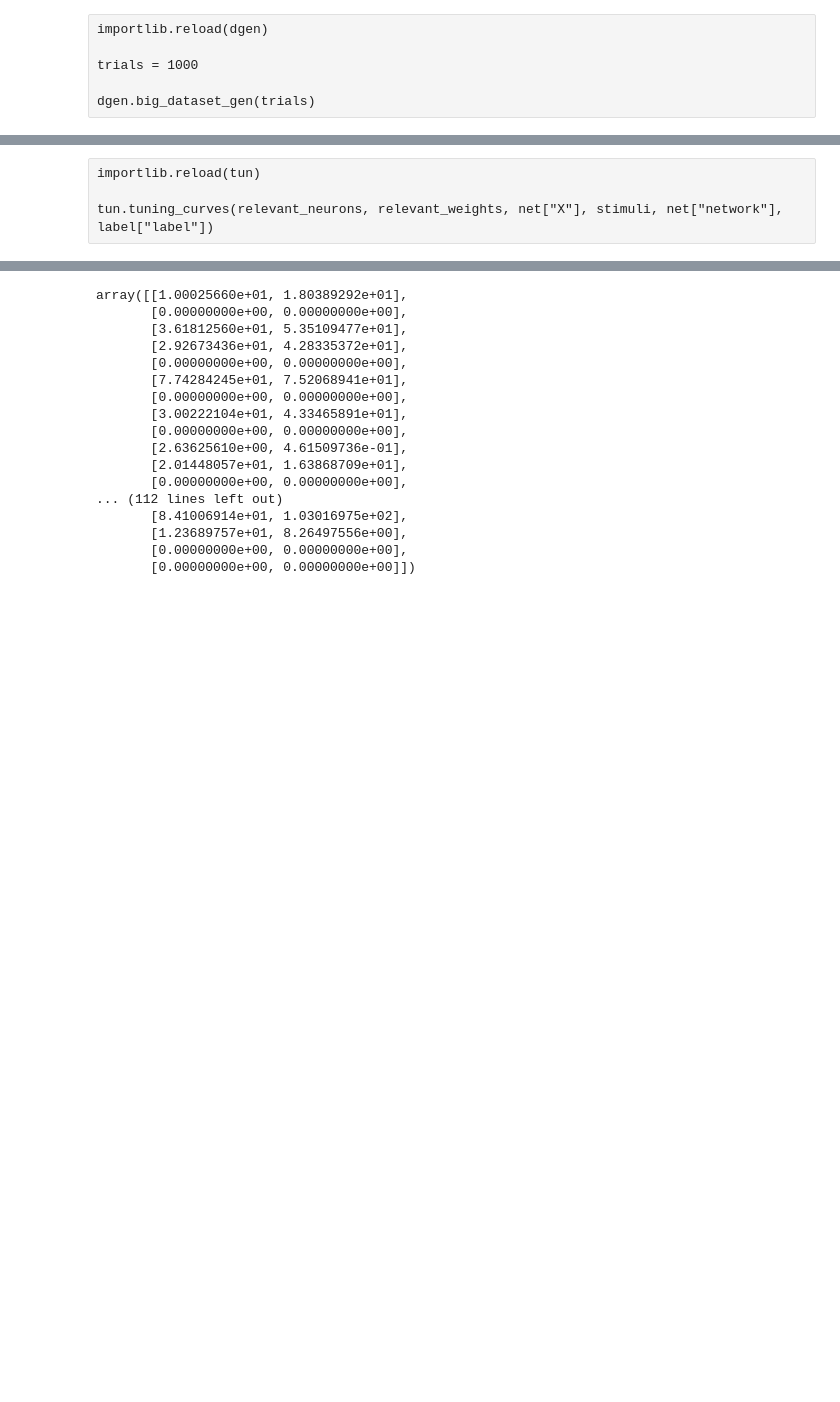
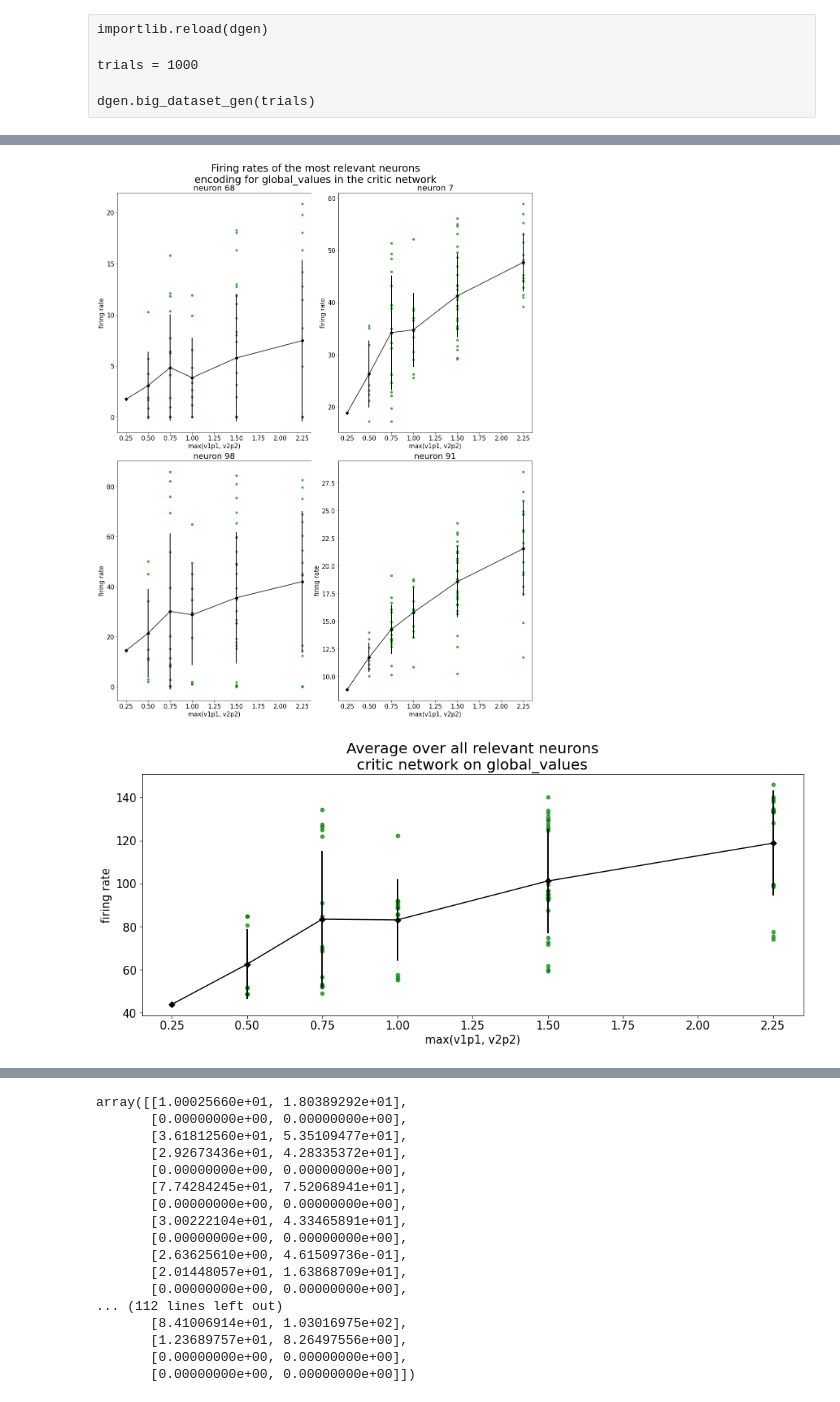
Before and after one commit to MartiniMarittimo/Relevant_neurons_analysis, a Jupyter notebook: relevant_neurons_analysis.ipynb, the cells around one changed output, grey strips where cells are left out. Drawn from its saved outputs; the diff is of its cells as text; code cells hidden in the pictures; blank space fills up the shorter version.

```diff
--- a/relevant_neurons_analysis.ipynb
+++ b/relevant_neurons_analysis.ipynb
@@ -175,5 +155,12 @@ print(random_neurons)
-# %% [raw]
-importlib.reload(tun)
-
-tun.tuning_curves(relevant_neurons, relevant_weights, net["X"], stimuli, net["network"], label["label"])
+# %%
+importlib.reload(tun)
+
+#relevant_neurons = np.arange(0,128)
+#relevant_weights = np.ones(128)
+relevant_weights = np.ones(4)
+relevant_neurons = np.array([68, 7, 98, 91])
+tun.tuning_curves(relevant_neurons, relevant_weights, net["X"], stimuli, net["network"], label["label"])
+# %% [output]
+[figure, added]
+[figure, added]
 # %%
```
Also changed, not shown: parts of 12 cells of this notebook, 3 other files.
